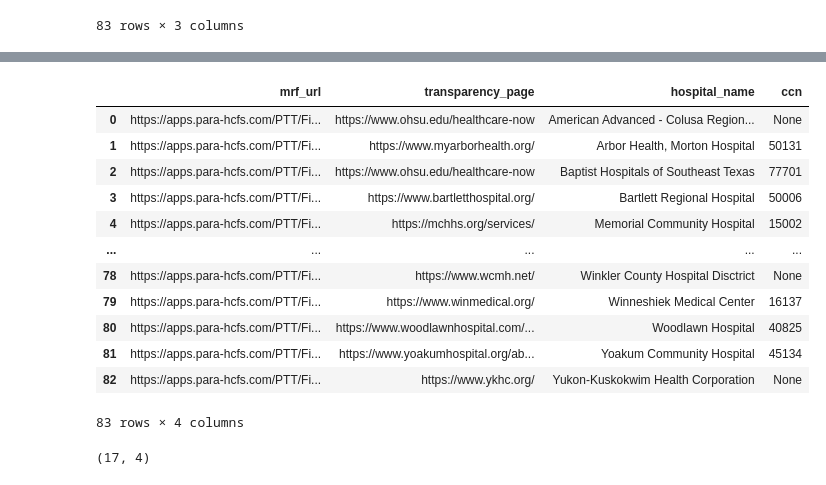
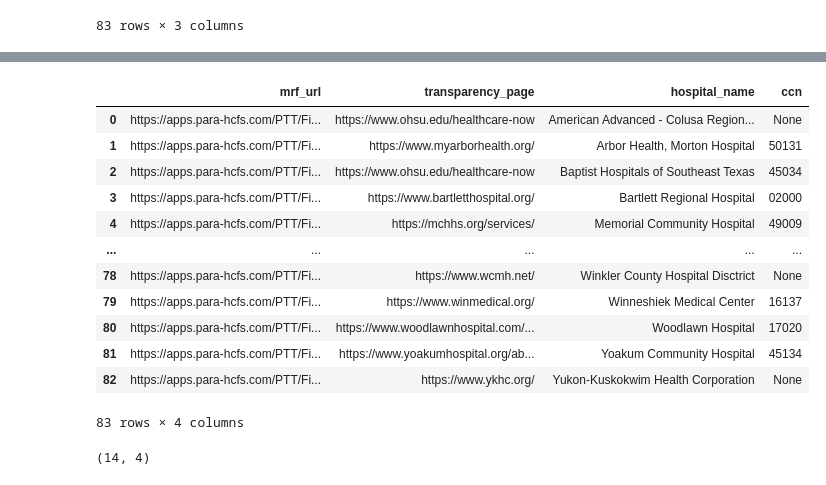
Before and after one commit to rl1987/dolthub-bounty-transparency-in-pricing, a Jupyter notebook: DetermineCCNs.ipynb, the cells around one changed output, grey strips where cells are left out. Cells and saved outputs as stored; diff of their text form; code cells hidden in the pictures.

Commit message:
Try abusing AHD quick search thingy

```diff
--- a/DetermineCCNs.ipynb
+++ b/DetermineCCNs.ipynb
@@ -70,59 +70,28 @@ Yukon-Kuskokwim Health Corporation
 | 82 | https://apps.para-hcfs.com/PTT/Fi... | https://www.ykhc.org/ | Yukon-Kuskokwim Health Corporation |
 83 rows × 3 columns
 # %%
-# site:ahd.com "Tahoe Forest Hospital" "CCN"
-
 proxies = {
-    'http': 'http://brd-customer-hl_cecd546c-zone-zone_search:d7gv8z8umqte@zproxy.lum-superproxy.io:22225',
-    'https': 'http://brd-customer-hl_cecd546c-zone-zone_search:d7gv8z8umqte@zproxy.lum-superproxy.io:22225'
+    'http': 'http://brd-customer-hl_cecd546c-zone-zone_dc_ahc-country-us:37m3oh8mpwlf@zproxy.lum-superproxy.io:22225',
+    'https': 'http://brd-customer-hl_cecd546c-zone-zone_dc_ahc-country-us:37m3oh8mpwlf@zproxy.lum-superproxy.io:22225'
 }
 
 import re
 
 def find_ccn(hospital_name):
-    query = 'site:ahd.com "{}" "CCN"'.format(hospital_name)
-
     params = {
-        'q': query,
-        'lum_json': '1'
+        'input': hospital_name
     }
 
-    resp = requests.get('http://www.google.com/search', params=params, proxies=proxies)
+    resp = requests.get('https://www.ahd.com/ajax/quicksearch.php', params=params, proxies=proxies)
     print(resp.url)
 
     json_dict = resp.json()
 
-    if json_dict.get("organic") is not None and len(json_dict.get("organic")) > 0:
-        first_result = json_dict.get("organic")[0]
-
-        print(first_result)
-
-        title = first_result.get("title")
-
-        m = re.search(r'\d{5}', title)
-        if m is not None:
-            return m.group()
-
-    query = 'site:npino.com "{}" "Medicare CCN of Hospital"'.format(hospital_name)
-
-    params = {
-        'q': query,
-        'lum_json': '1'
-    }
-
-    resp = requests.get('http://www.google.com/search', params=params, proxies=proxies)
-    print(resp.url)
-
-    json_dict = resp.json()
-
-    if json_dict.get("organic") is not None and len(json_dict.get("organic")) > 0:
-        first_result = json_dict.get("organic")[0]
-
-        print(first_result)
-
-        description = first_result.get("description")
-
-        m = re.search(r'\d{5}', description)
+    results = json_dict.get('results', [])
+    if len(results) > 1:
+        first_result = results[1]
+        text = first_result.get("value")
+        m = re.search(r'\d{5}', text)
         if m is not None:
             return m.group()
 
@@ -151,17 +120,17 @@ http://www.google.com/search?q=site%3Anpino.com+%22Yukon-Kuskokwim+Health+Corpor
 |  | mrf_url | transparency_page | hospital_name | ccn |
 | 0 | https://apps.para-hcfs.com/PTT/Fi... | https://www.ohsu.edu/healthcare-now | American Advanced - Colusa Region... | None |
 | 1 | https://apps.para-hcfs.com/PTT/Fi... | https://www.myarborhealth.org/ | Arbor Health, Morton Hospital | 50131 |
-| 2 | https://apps.para-hcfs.com/PTT/Fi... | https://www.ohsu.edu/healthcare-now | Baptist Hospitals of Southeast Texas | 77701 |
-| 3 | https://apps.para-hcfs.com/PTT/Fi... | https://www.bartletthospital.org/ | Bartlett Regional Hospital | 50006 |
-| 4 | https://apps.para-hcfs.com/PTT/Fi... | https://mchhs.org/services/ | Memorial Community Hospital | 15002 |
+| 2 | https://apps.para-hcfs.com/PTT/Fi... | https://www.ohsu.edu/healthcare-now | Baptist Hospitals of Southeast Texas | 45034 |
+| 3 | https://apps.para-hcfs.com/PTT/Fi... | https://www.bartletthospital.org/ | Bartlett Regional Hospital | 02000 |
+| 4 | https://apps.para-hcfs.com/PTT/Fi... | https://mchhs.org/services/ | Memorial Community Hospital | 49009 |
 | ... | ... | ... | ... | ... |
 | 78 | https://apps.para-hcfs.com/PTT/Fi... | https://www.wcmh.net/ | Winkler County Hospital Disctrict | None |
 | 79 | https://apps.para-hcfs.com/PTT/Fi... | https://www.winmedical.org/ | Winneshiek Medical Center | 16137 |
-| 80 | https://apps.para-hcfs.com/PTT/Fi... | https://www.woodlawnhospital.com/... | Woodlawn Hospital | 40825 |
+| 80 | https://apps.para-hcfs.com/PTT/Fi... | https://www.woodlawnhospital.com/... | Woodlawn Hospital | 17020 |
 | 81 | https://apps.para-hcfs.com/PTT/Fi... | https://www.yoakumhospital.org/ab... | Yoakum Community Hospital | 45134 |
 | 82 | https://apps.para-hcfs.com/PTT/Fi... | https://www.ykhc.org/ | Yukon-Kuskokwim Health Corporation | None |
 83 rows × 4 columns
 # %%
 df[df['ccn'].isnull()].shape
 # %% [output]
-(17, 4)
+(14, 4)
```
Also changed, not shown: parts of 2 cells of this notebook.
